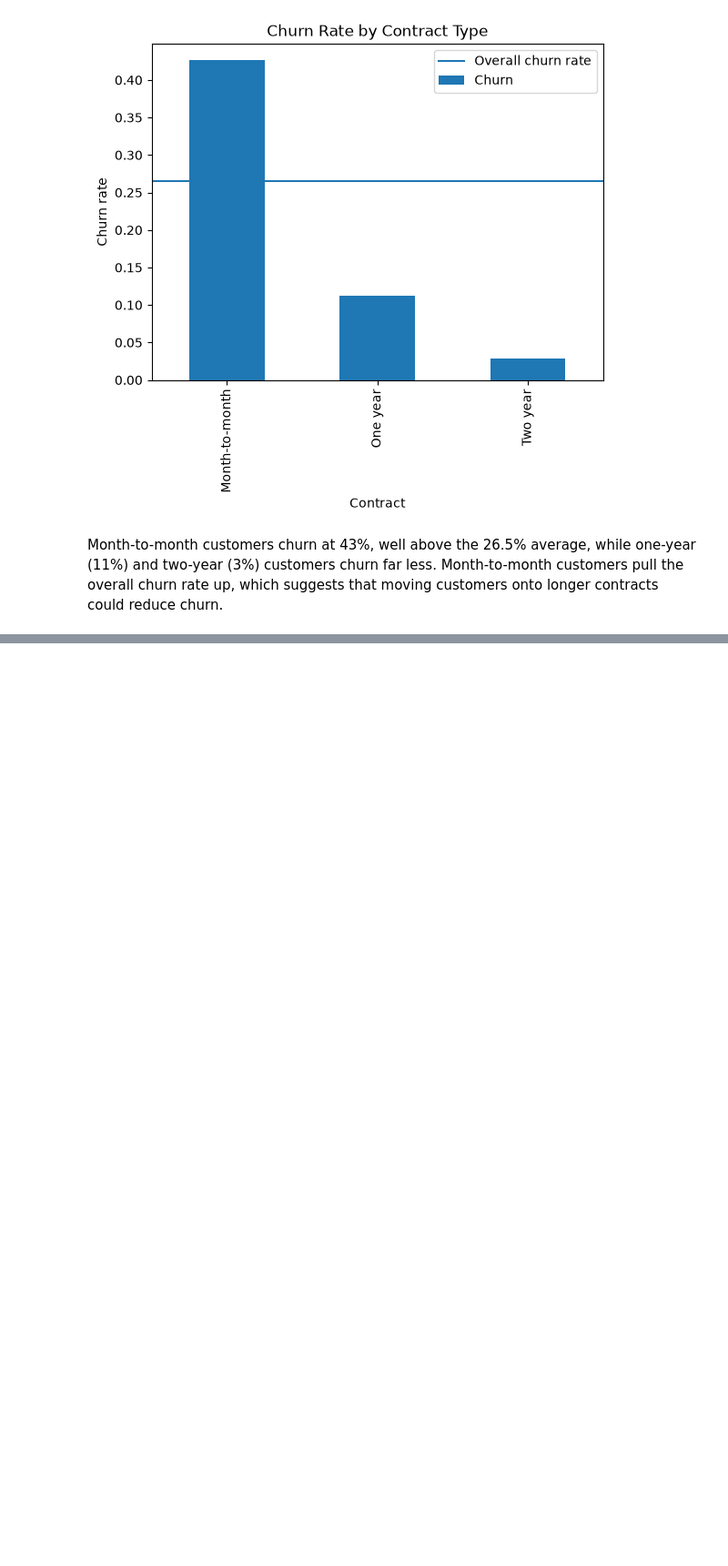
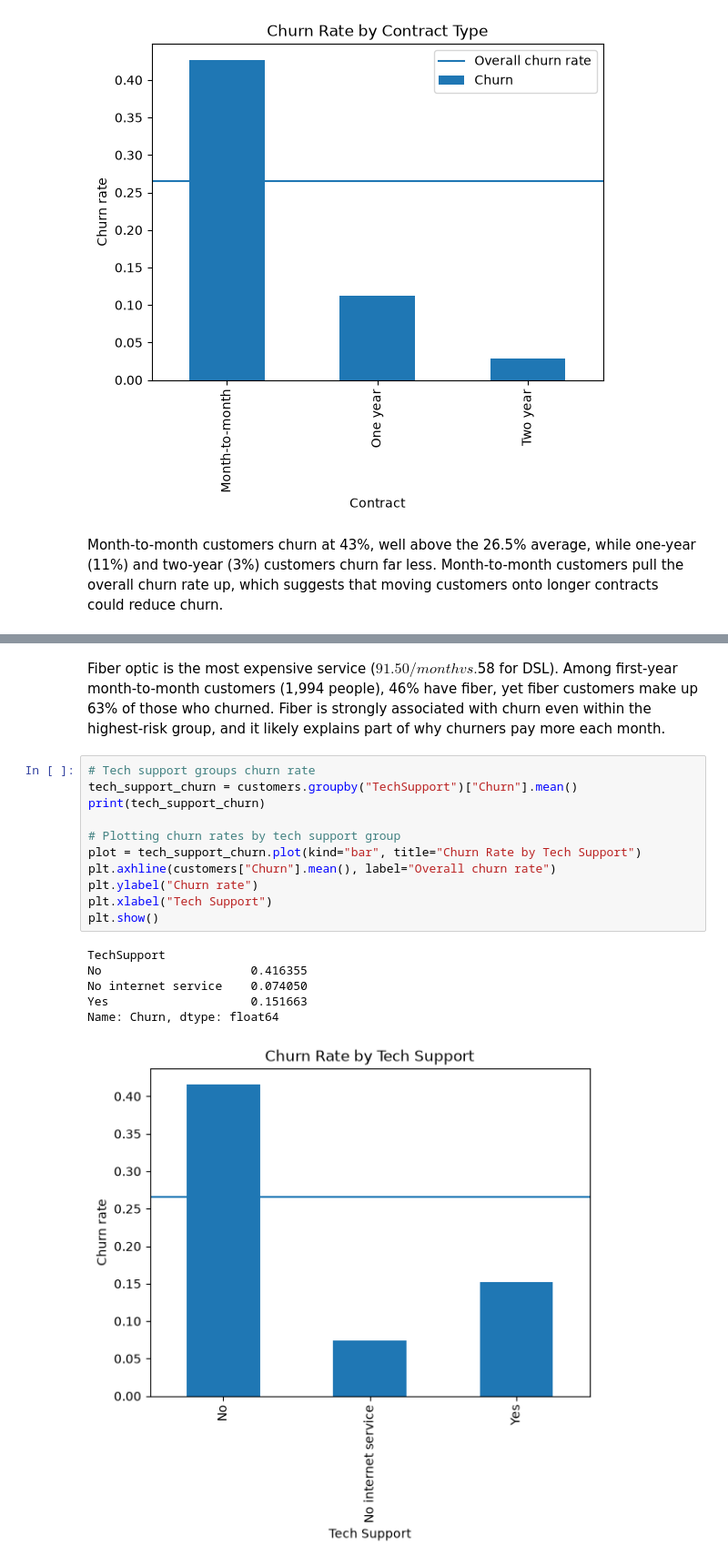
Before and after one commit to roshanshah570/customer-churn-prediction, a Jupyter notebook: churn-model.ipynb, the cells around one changed output, grey strips where cells are left out. Shown at 91% size. Cells and saved outputs as stored; diff of their text form; blank space fills up the shorter version.

```diff
--- a/churn-model.ipynb
+++ b/churn-model.ipynb
@@ -155,0 +263,20 @@ Month-to-month customers churn at 43%, well above the 26.5% average, while one-y
+# %% [markdown]
+Fiber optic is the most expensive service ($91.50/month vs. $58 for DSL). Among first-year month-to-month customers (1,994 people), 46% have fiber, yet fiber customers make up 63% of those who churned. Fiber is strongly associated with churn even within the highest-risk group, and it likely explains part of why churners pay more each month.
+# %%
+# Tech support groups churn rate
+tech_support_churn = customers.groupby("TechSupport")["Churn"].mean()
+print(tech_support_churn)
+
+# Plotting churn rates by tech support group
+plot = tech_support_churn.plot(kind="bar", title="Churn Rate by Tech Support")
+plt.axhline(customers["Churn"].mean(), label="Overall churn rate")
+plt.ylabel("Churn rate")
+plt.xlabel("Tech Support")
+plt.show()
+# %% [output]
+TechSupport
+No                     0.416355
+No internet service    0.074050
+Yes                    0.151663
+Name: Churn, dtype: float64
+[figure, added]
```
Also changed, not shown: parts of 10 cells of this notebook.
